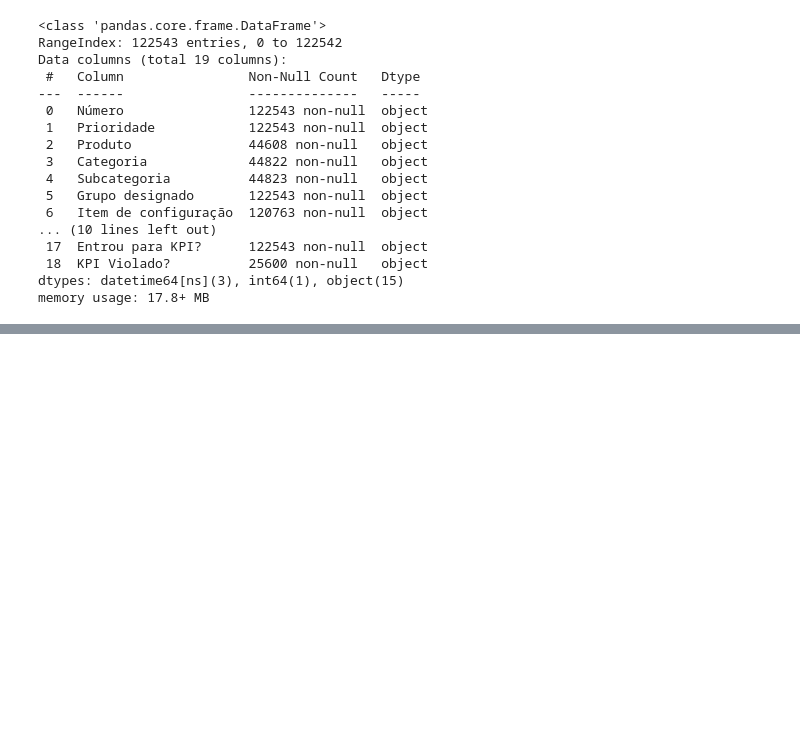
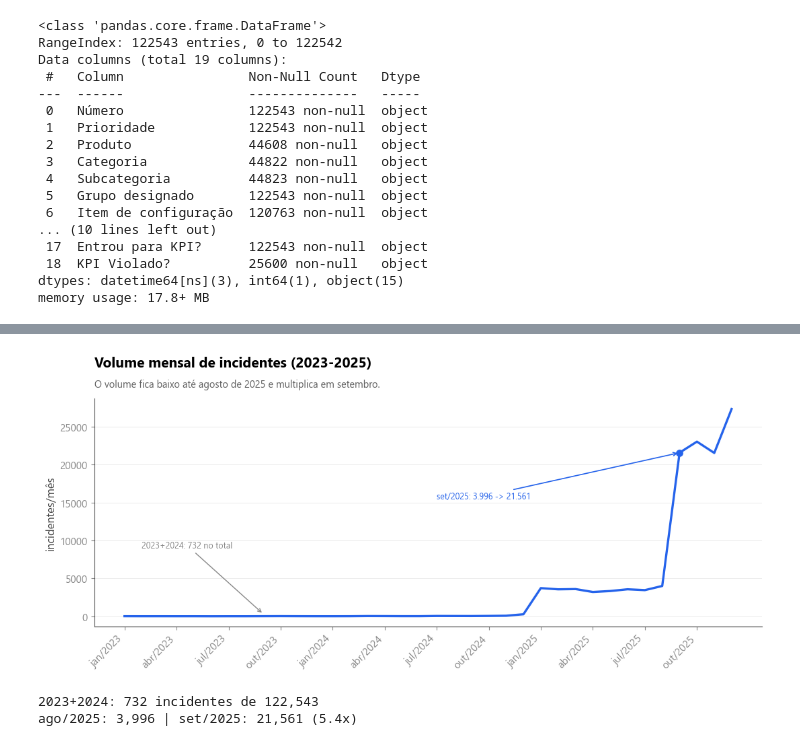
Before and after one commit to igor-vignola/LocaWeb-Cronos, a Jupyter notebook: notebooks/01_eda.ipynb, the cells around one changed output, grey strips where cells are left out. Cells and saved outputs as stored; diff of their text form; code cells hidden in the pictures; blank space fills up the shorter version.

```diff
--- a/notebooks/01_eda.ipynb
+++ b/notebooks/01_eda.ipynb
@@ -688,0 +300,14 @@ top grupos: {'Team11': np.int64(114), 'Team09': np.int64(56), 'Team07': np.int64
+# %%
+df['mes'] = df['Aberto'].dt.to_period('M').astype(str)
+df['data'] = df['Aberto'].dt.normalize()
+df['tem_produto'] = df['Produto'].notna()
+
+# 'Entrou para KPI?' é o campo oficial da Locaweb e já combina as três regras de elegibilidade:
+# prioridade 1/2/3, sem incidente pai e status diferente de "Sem Intervenção". Filtrar só por
+# 'Incidente Pai' vazio devolveria 107 mil linhas, que é o recorte errado.
+df_kpi = df[df['Entrou para KPI?'] == 'SIM'].copy()
+
+MESES_2025 = [f'2025-{k:02d}' for k in range(1, 13)]
+
+print(f'base completa   : {len(df):,}')
+print(f'elegível ao KPI : {len(df_kpi):,} ({len(df_kpi) / len(df) * 100:.0f}% da base)')
@@ -688,0 +323,32 @@ top grupos: {'Team11': np.int64(114), 'Team09': np.int64(56), 'Team07': np.int64
+# %%
+vol_mensal = df.groupby('mes').size()
+n_23_24 = int((df['Aberto'].dt.year < 2025).sum())
+i_set = list(vol_mensal.index).index('2025-09')
+
+fig, ax = plt.subplots(figsize=(11, 5))
+ax.plot(range(len(vol_mensal)), vol_mensal.values, color=CRONOS_COLORS['accent'], lw=2.4)
+ax.scatter([i_set], [vol_mensal.iloc[i_set]], color=CRONOS_COLORS['accent'], s=45, zorder=3)
+titulo_cronos(ax, 'Volume mensal de incidentes (2023-2025)',
+              'O volume fica baixo até agosto de 2025 e multiplica em setembro.')
+ax.set_ylabel('incidentes/mês')
+ax.set_xticks(range(0, len(vol_mensal), 3))
+ax.set_xticklabels([rotulo_mes(m) for m in vol_mensal.index[::3]], rotation=45, ha='right')
+ax.annotate(f"set/2025: {vol_mensal['2025-08']:,} -> {vol_mensal['2025-09']:,}".replace(',', '.'),
+            xy=(i_set, vol_mensal.iloc[i_set]),
+            xytext=(i_set - 14, vol_mensal.iloc[i_set] * 0.72), fontsize=9,
+            color=CRONOS_COLORS['accent'],
+            arrowprops=dict(arrowstyle='->', color=CRONOS_COLORS['accent'], lw=1.2))
+ax.annotate(f'2023+2024: {n_23_24} no total', xy=(8, 300), xytext=(1, 9000), fontsize=9,
+            color=CRONOS_COLORS['mid_gray'],
+            arrowprops=dict(arrowstyle='->', color=CRONOS_COLORS['mid_gray'], lw=1))
+fig.tight_layout()
+fig.savefig(FIGURES_DIR / '41_volume_mensal.png', dpi=200, bbox_inches='tight', facecolor='white')
+plt.show()
+
+print(f'2023+2024: {n_23_24} incidentes de {len(df):,}')
+print(f"ago/2025: {vol_mensal['2025-08']:,} | set/2025: {vol_mensal['2025-09']:,} "
+      f"({vol_mensal['2025-09'] / vol_mensal['2025-08']:.1f}x)")
+# %% [output]
+[figure, added]
+2023+2024: 732 incidentes de 122,543
+ago/2025: 3,996 | set/2025: 21,561 (5.4x)
```
Also changed, not shown: parts of 86 cells of this notebook, 14 other files.
